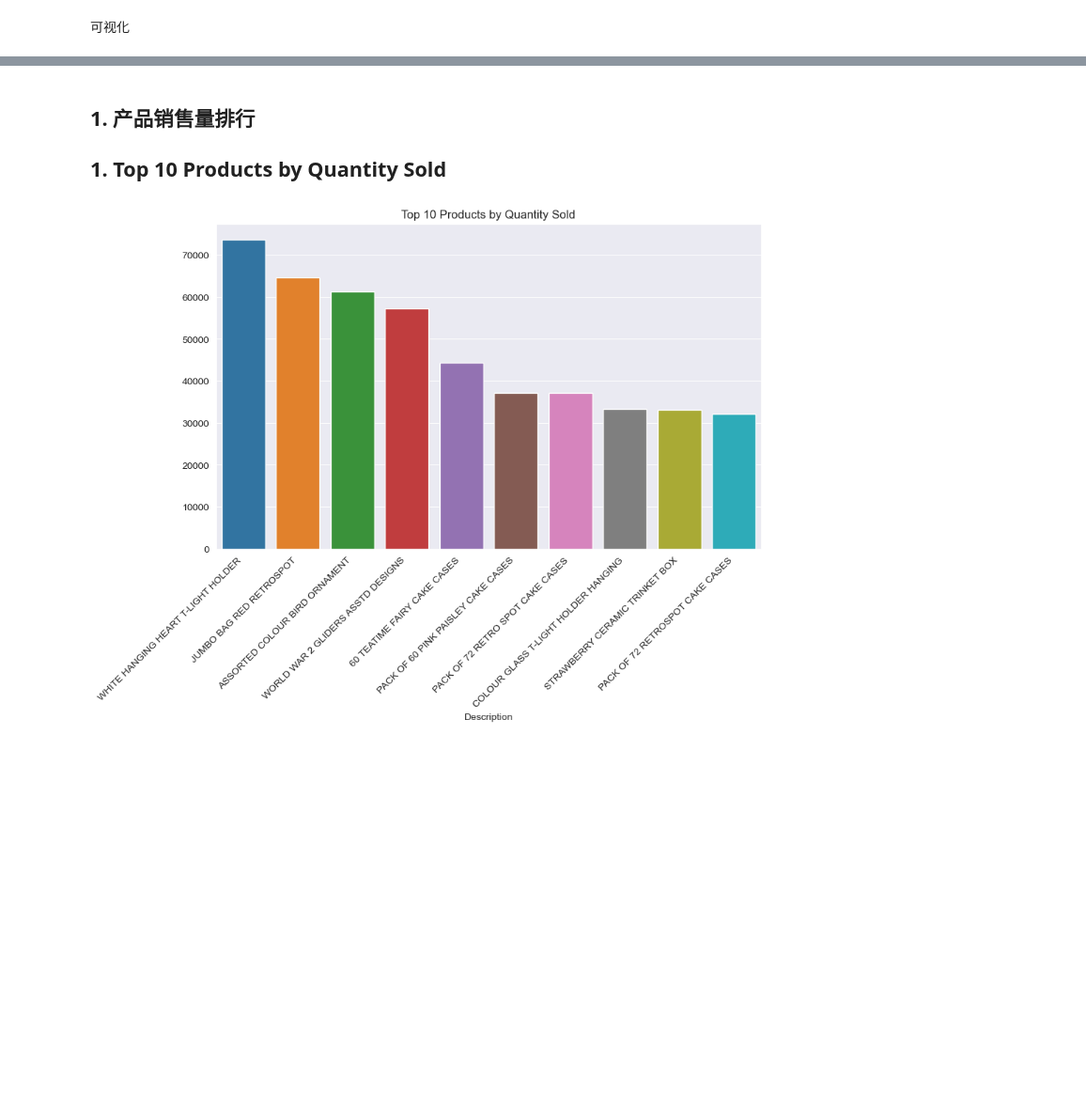
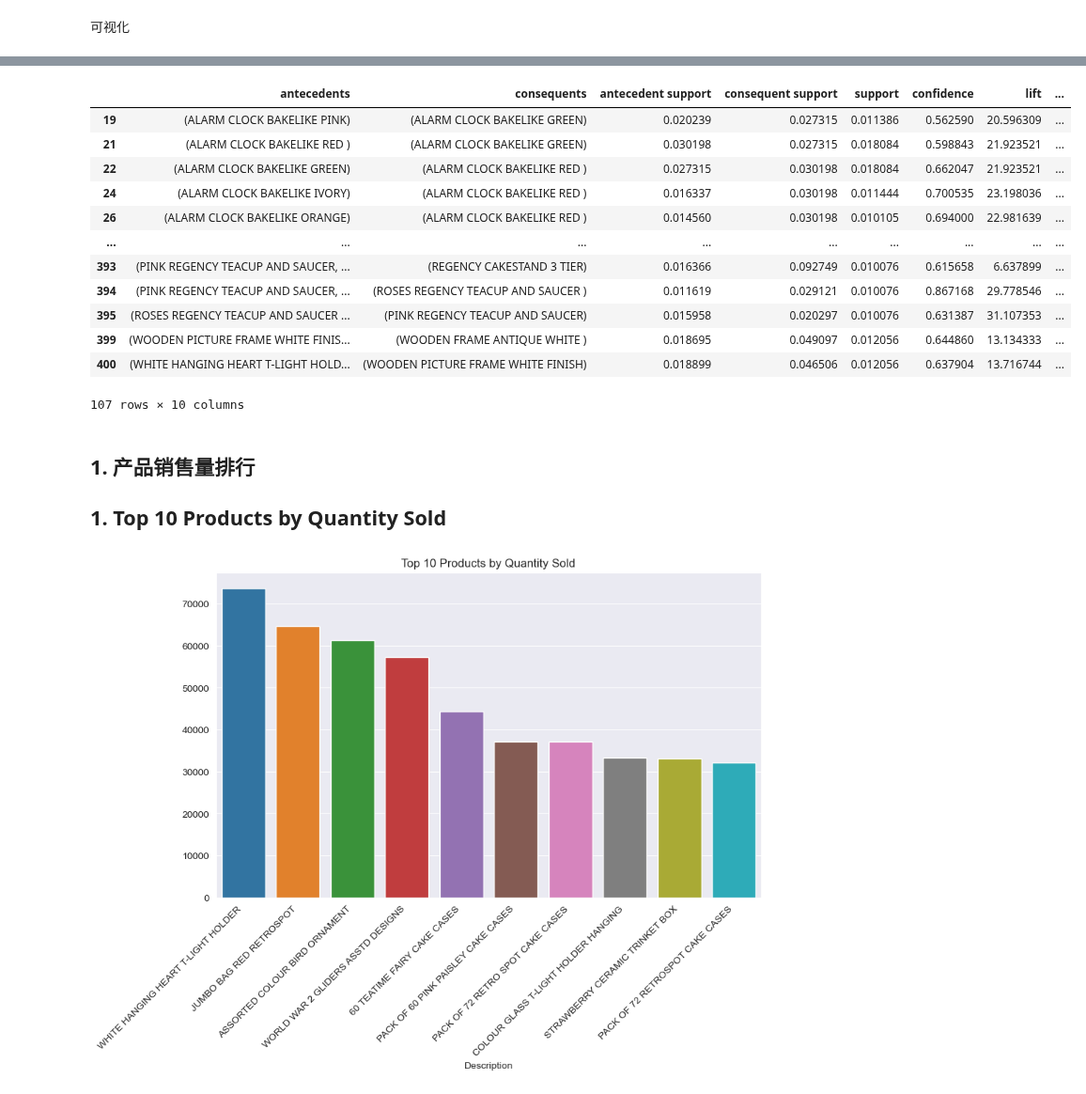
Before and after one commit to GDistories/DSAA5002_Final_Exam, a Jupyter notebook: Q4/Q4_Code/Q4.ipynb, the cells around one changed output, grey strips where cells are left out. Shown at 94% size. Cells and saved outputs as stored; diff of their text form; code cells hidden in the pictures; blank space fills up the shorter version.

```diff
--- a/Q4/Q4_Code/Q4.ipynb
+++ b/Q4/Q4_Code/Q4.ipynb
@@ -107,2 +107,15 @@ retail_df['Product_id'].nunique()
 # %% [markdown]
 可视化
+# %%
+import pandas as pd
+from mlxtend.preprocessing import TransactionEncoder
+from mlxtend.frequent_patterns import apriori, association_rules
+
+# Step 1: Data Preprocessing
+# Assuming each row in your DataFrame is a transaction
+transactions = retail_df.groupby('Transaction_id')['Product_id'].apply(list)
+
+# Transforming the data into the right format
+te = TransactionEncoder()
+te_ary = te.fit(transactions).transform(transactions)
+df = pd.DataFrame(te_ary, columns=te.columns_)
@@ -109,3 +154,31 @@ retail_df['Product_id'].nunique()
+# %%
+# Step 2: Finding Frequent Itemsets
+frequent_itemsets = apriori(df, min_support=0.01, use_colnames=True)
+
+# Step 3: Generating Association Rules
+rules = association_rules(frequent_itemsets, metric="confidence", min_threshold=0.1)
+
+# Step 4: Filtering Rules
+# Filter the DataFrame of rules to find the best ones
+rules = rules[(rules['lift'] >= 1) & (rules['confidence'] >= 0.5)]
+
+# Display top 10 rules
+# %%
+rules
+# %% [output]
+|  | antecedents | consequents | antecedent support | consequent support | support | confidence | lift | ... |
+| 19 | (ALARM CLOCK BAKELIKE PINK) | (ALARM CLOCK BAKELIKE GREEN) | 0.020239 | 0.027315 | 0.011386 | 0.562590 | 20.596309 | ... |
+| 21 | (ALARM CLOCK BAKELIKE RED ) | (ALARM CLOCK BAKELIKE GREEN) | 0.030198 | 0.027315 | 0.018084 | 0.598843 | 21.923521 | ... |
+| 22 | (ALARM CLOCK BAKELIKE GREEN) | (ALARM CLOCK BAKELIKE RED ) | 0.027315 | 0.030198 | 0.018084 | 0.662047 | 21.923521 | ... |
+| 24 | (ALARM CLOCK BAKELIKE IVORY) | (ALARM CLOCK BAKELIKE RED ) | 0.016337 | 0.030198 | 0.011444 | 0.700535 | 23.198036 | ... |
+| 26 | (ALARM CLOCK BAKELIKE ORANGE) | (ALARM CLOCK BAKELIKE RED ) | 0.014560 | 0.030198 | 0.010105 | 0.694000 | 22.981639 | ... |
+| ... | ... | ... | ... | ... | ... | ... | ... | ... |
+| 393 | (PINK REGENCY TEACUP AND SAUCER, ... | (REGENCY CAKESTAND 3 TIER) | 0.016366 | 0.092749 | 0.010076 | 0.615658 | 6.637899 | ... |
+| 394 | (PINK REGENCY TEACUP AND SAUCER, ... | (ROSES REGENCY TEACUP AND SAUCER ) | 0.011619 | 0.029121 | 0.010076 | 0.867168 | 29.778546 | ... |
+| 395 | (ROSES REGENCY TEACUP AND SAUCER ... | (PINK REGENCY TEACUP AND SAUCER) | 0.015958 | 0.020297 | 0.010076 | 0.631387 | 31.107353 | ... |
+| 399 | (WOODEN PICTURE FRAME WHITE FINIS... | (WOODEN FRAME ANTIQUE WHITE ) | 0.018695 | 0.049097 | 0.012056 | 0.644860 | 13.134333 | ... |
+| 400 | (WHITE HANGING HEART T-LIGHT HOLD... | (WOODEN PICTURE FRAME WHITE FINISH) | 0.018899 | 0.046506 | 0.012056 | 0.637904 | 13.716744 | ... |
+107 rows × 10 columns
 # %% [markdown]
 ## 1. 产品销售量排行
 ## 1. Top 10 Products by Quantity Sold
```
Also changed, not shown: parts of 3 cells of this notebook.
